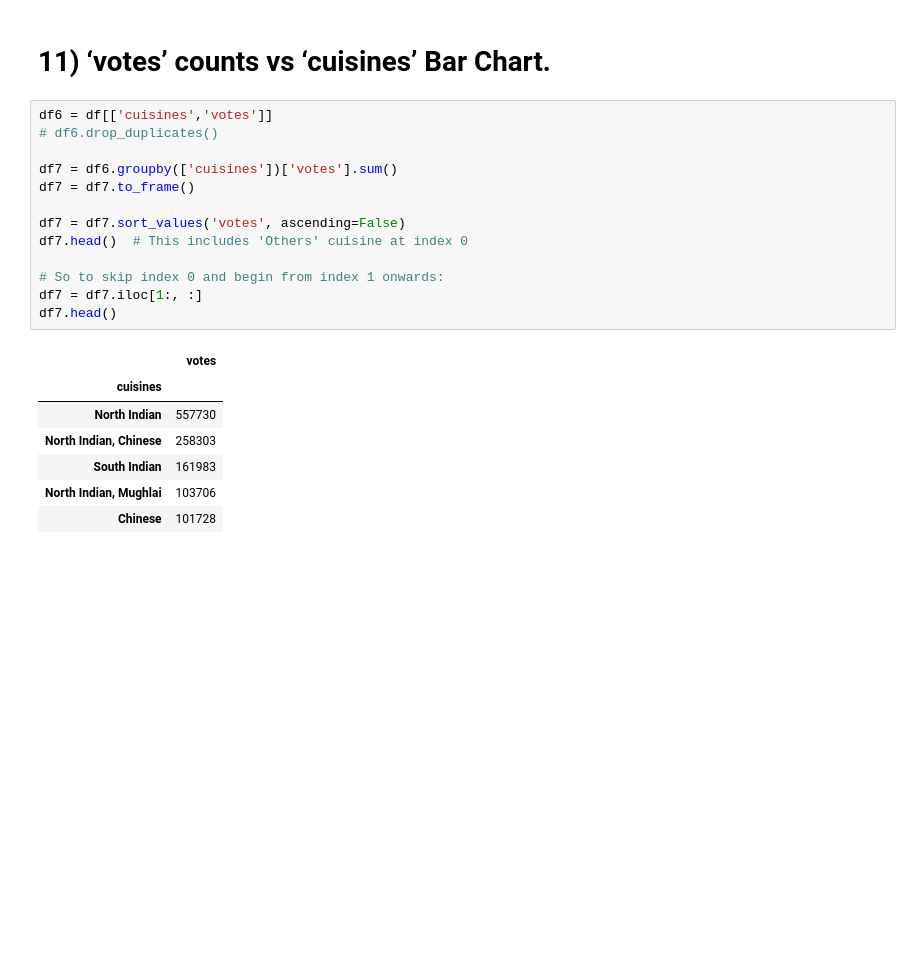
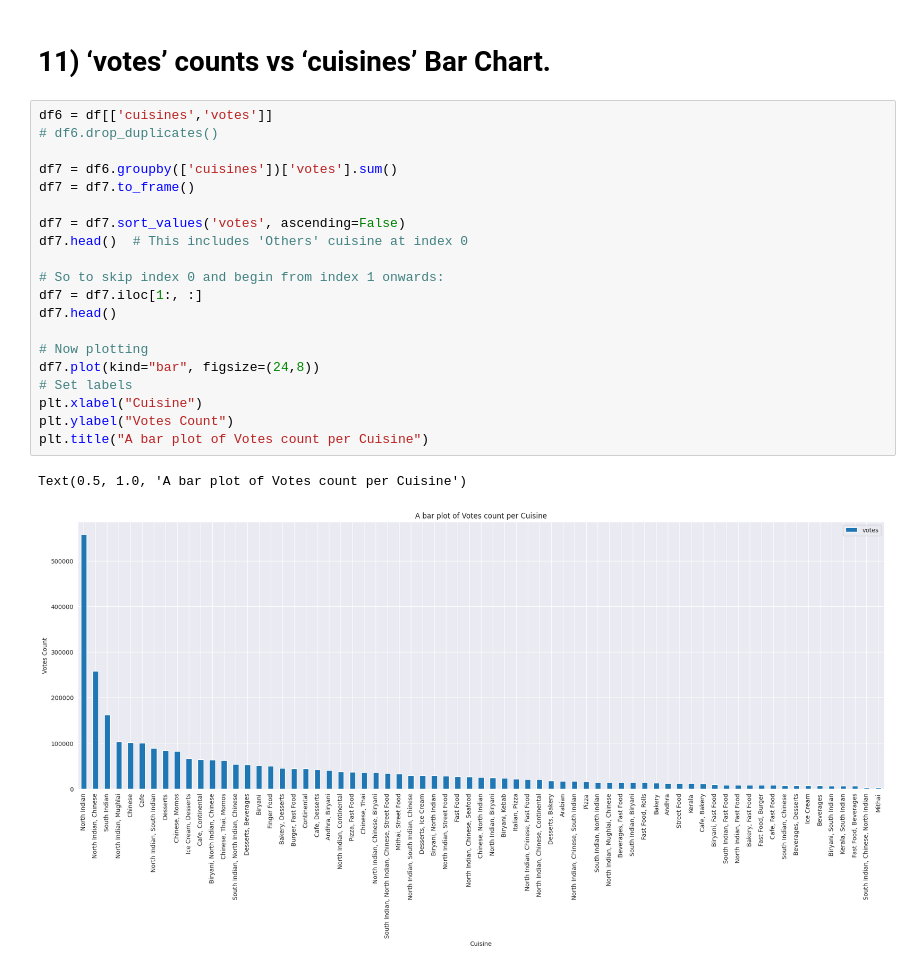
Before and after one commit to mutumagitonga/Zomato-Bangalore-Restaurants-Data-Analysis-Practice, a Jupyter notebook: zomato-data-analysis-and-visualization.ipynb, the cells around one changed output. Saved outputs shown, nothing was run; the diff lists cells and outputs as text; blank space fills up the shorter version.

Commit message:
Create a bar plot of votes count per cuisine

```diff
--- a/zomato-data-analysis-and-visualization.ipynb
+++ b/zomato-data-analysis-and-visualization.ipynb
@@ -1047,21 +1047,23 @@ Text(0.5, 1.0, 'A bar plot of Votes count vs City')
 # %%
 df6 = df[['cuisines','votes']]
 # df6.drop_duplicates()
 
 df7 = df6.groupby(['cuisines'])['votes'].sum()
 df7 = df7.to_frame()
 
 df7 = df7.sort_values('votes', ascending=False)
 df7.head()  # This includes 'Others' cuisine at index 0
 
 # So to skip index 0 and begin from index 1 onwards:
 df7 = df7.iloc[1:, :]
 df7.head()
+
+# Now plotting
+df7.plot(kind="bar", figsize=(24,8))
+# Set labels
+plt.xlabel("Cuisine")
+plt.ylabel("Votes Count")
+plt.title("A bar plot of Votes count per Cuisine")
 # %% [output]
-|  | votes |
-| cuisines |  |
-| North Indian | 557730 |
-| North Indian, Chinese | 258303 |
-| South Indian | 161983 |
-| North Indian, Mughlai | 103706 |
-| Chinese | 101728 |
+Text(0.5, 1.0, 'A bar plot of Votes count per Cuisine')
+[figure, added]
```
